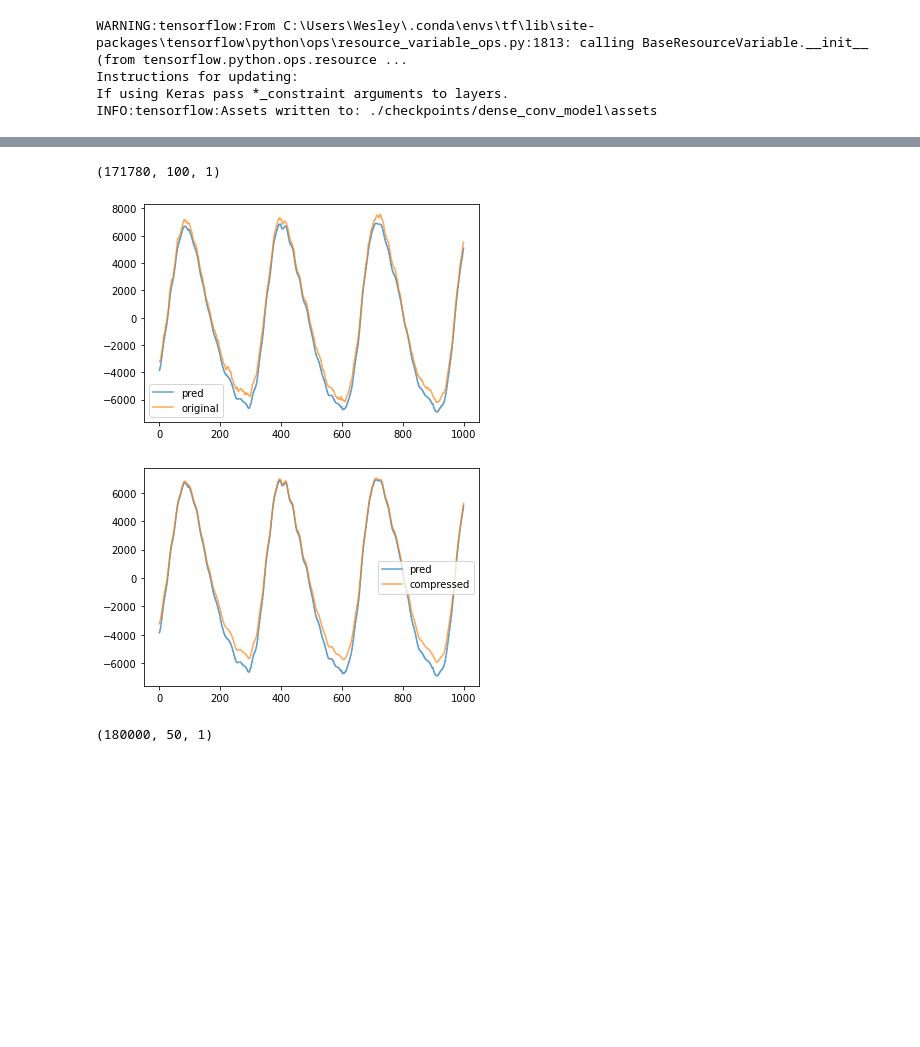
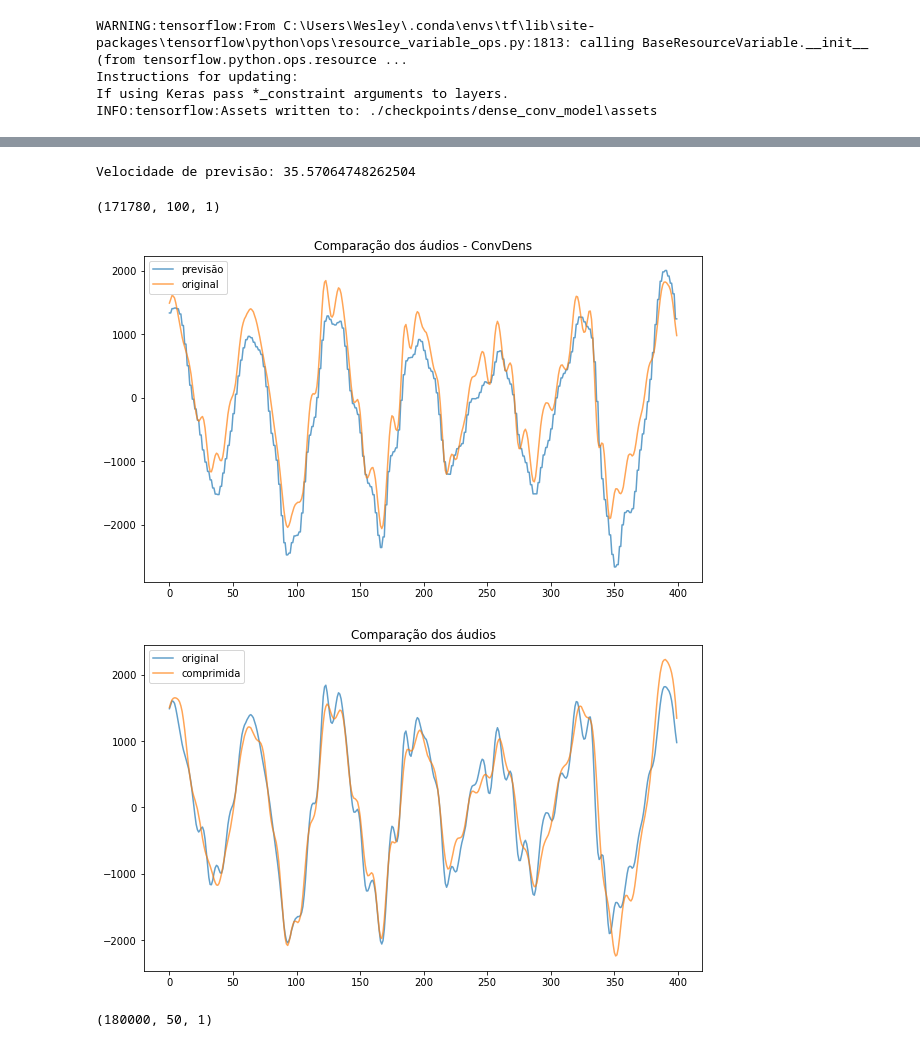
Before and after one commit to wesleygas/AudiorepML, a Jupyter notebook: convolucional_dense.ipynb, the cells around one changed output, grey strips where cells are left out. Cells and saved outputs as stored; diff of their text form; code cells hidden in the pictures; blank space fills up the shorter version.

```diff
--- a/convolucional_dense.ipynb
+++ b/convolucional_dense.ipynb
@@ -170,21 +171,33 @@ predicted = model.predict(X_valid)
+# %%
+print(f"Velocidade de previsão: {(len(audio_validacao)/fs)/(b-a)}")
+# %% [output]
+Velocidade de previsão: 35.57064748262504
 # %%
 predicted.shape
 # %% [output]
 (171780, 100, 1)
 # %%
-plt.plot(predicted[0:10].reshape(-1), label="pred", alpha=.7)
-plt.plot(Y_valid[0:10].reshape(-1), label="original", alpha=.7)
+base = 84984
+amount = 4
+plt.figure(figsize=(10,6))
+plt.title("Comparação dos áudios - ConvDens")
+plt.plot(predicted[84984:84984+amount].reshape(-1), label="previsão", alpha=.7)
+plt.plot(Y_valid[84984:84984+amount].reshape(-1), label="original", alpha=.7)
 plt.legend()
+plt.savefig("convdens-prevorig.png")
 plt.show()
 # %% [output]
-[figure, old version]
+[figure, new version]
 # %%
-plt.plot(predicted[0:10].reshape(-1), label="pred", alpha=.7)
-plt.plot(X_valid[0:10].reshape(-1), label="compressed", alpha=.7)
+plt.figure(figsize=(10,6))
+plt.title("Comparação dos áudios")
+plt.plot(Y_valid[84984:84984+amount].reshape(-1), label="original", alpha=.7)
+plt.plot(X_valid[84984:84984+amount].reshape(-1), label="comprimida", alpha=.7)
 plt.legend()
+plt.savefig("convdens-origcompr.png")
 plt.show()
 # %% [output]
-[figure, old version]
+[figure, new version]
 # %%
 predicted = model.predict(X_train)
 # %%
```
Also changed, not shown: parts of 6 cells of this notebook, 13 other files.
